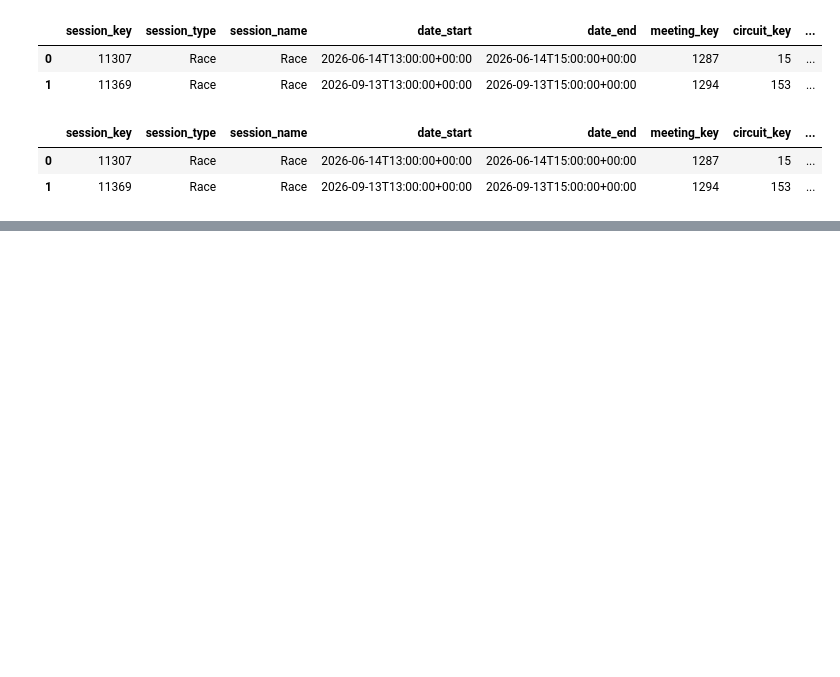
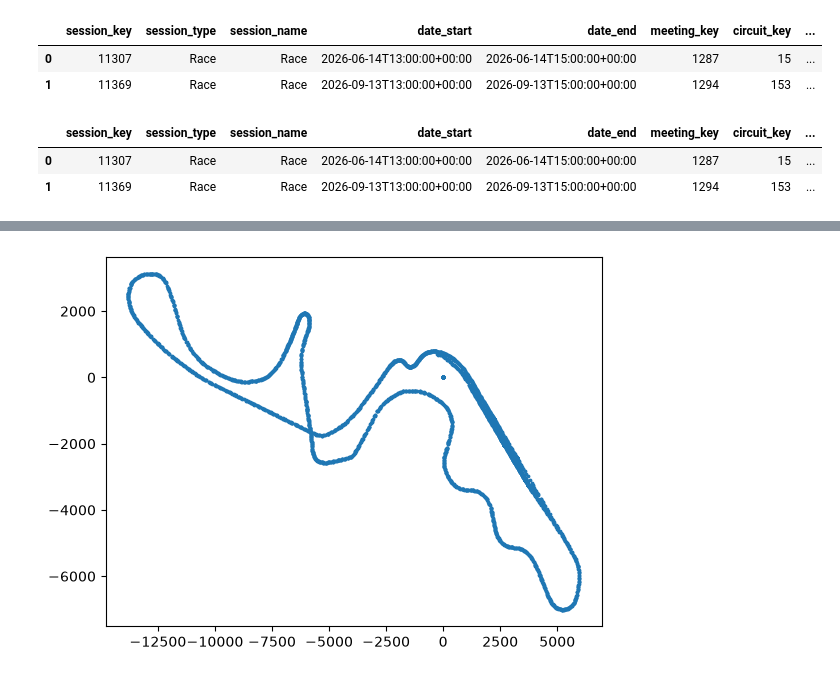
Before and after one commit to aurrog/f1_Lab, a Jupyter notebook: notebooks/v3.ipynb, the cells around one changed output, grey strips where cells are left out. Cells and saved outputs as stored; diff of their text form; code cells hidden in the pictures; blank space fills up the shorter version.

Commit message:
Continue data analysis

```diff
--- a/notebooks/v3.ipynb
+++ b/notebooks/v3.ipynb
@@ -165,0 +192,12 @@ telemetry_df
+# %%
+location = requests.get(
+    f"{BASE}/location",
+    params={
+        "session_key": 11253,
+        "driver_number": 1,
+    },
+).json()
+
+location_df = pd.DataFrame(location)
+
+location_df.head()
@@ -165,0 +211,9 @@ telemetry_df
+# %%
+location_df["date"] = pd.to_datetime(location_df["date"], utc=True)
+# %%
+driver_number=1
+lap_number=1
+
+
+lap_start_time = laps_df[laps_df['driver_number']==driver_number].loc[lap_number]['date_start']
+lap_start_time
@@ -165,0 +222,4 @@ telemetry_df
+# %%
+lap_pos=location_df[location_df["date"]<=lap_start_time]
+
+lap_pos.head(5)
@@ -165,0 +233,6 @@ telemetry_df
+# %%
+plt.scatter(lap_pos['x'], lap_pos['y'], s=3)
+
+plt.show()
+# %% [output]
+[figure, added]
```
Also changed, not shown: parts of 11 cells of this notebook, 6 other files.
